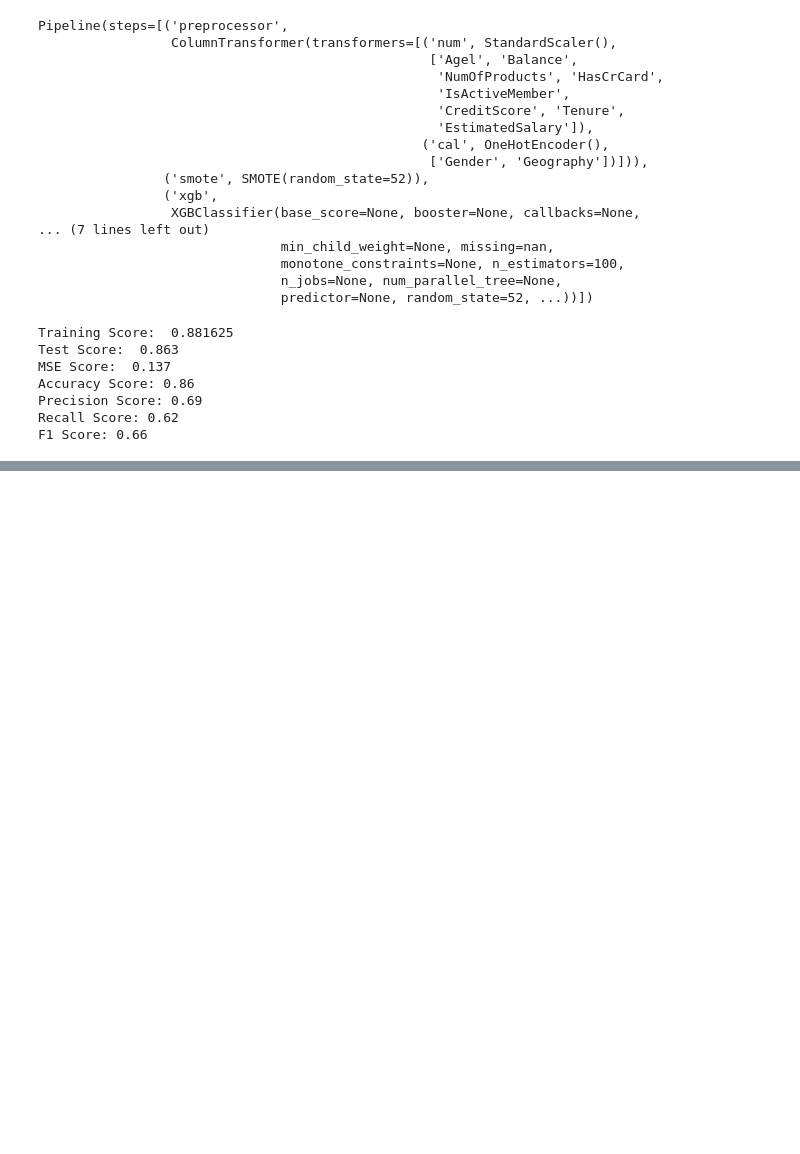
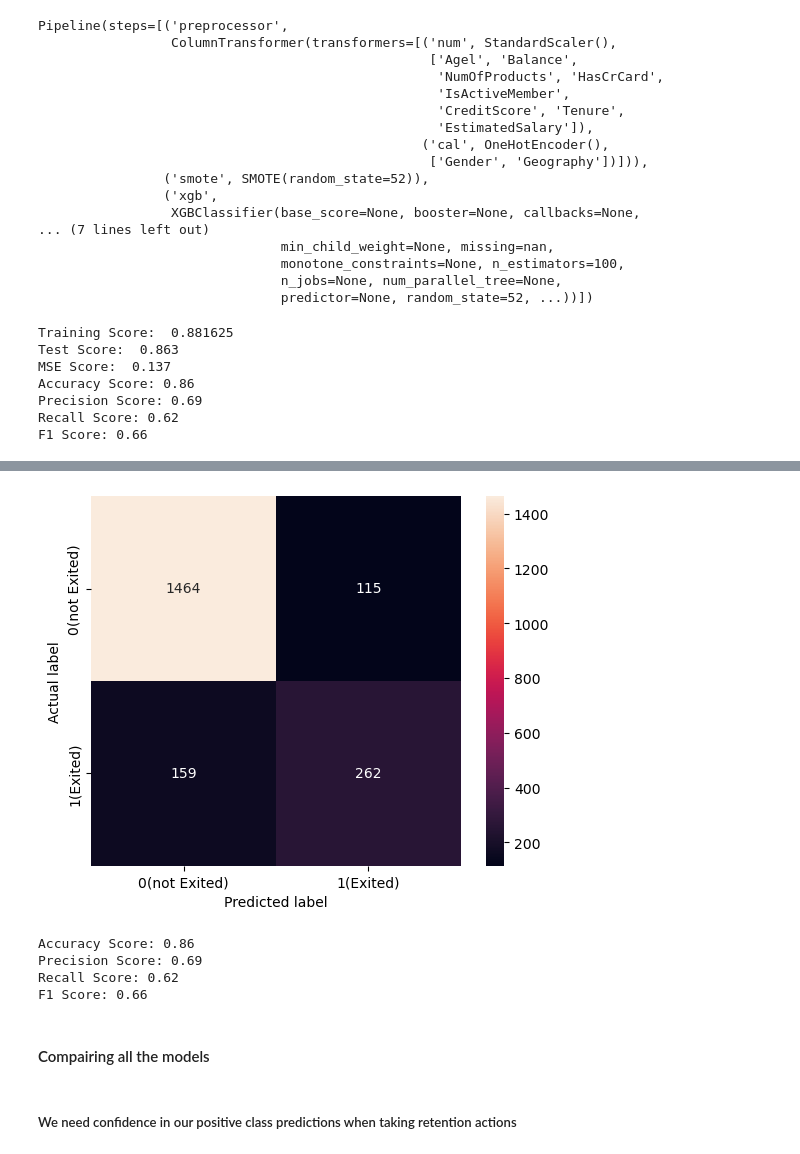
Before and after one commit to henry-vuong/predictChurnForBank, a Jupyter notebook: Predict_Churn.ipynb, the cells around one changed output, grey strips where cells are left out. Cells and saved outputs as stored; diff of their text form; code cells hidden in the pictures; blank space fills up the shorter version.

```diff
--- a/Predict_Churn.ipynb
+++ b/Predict_Churn.ipynb
@@ -1058,0 +1086,32 @@ F1 Score: 0.66
+# %%
+cnf_matrix= confusion_matrix(y_test, y_predicted)
+np.set_printoptions(precision=2)
+sns.heatmap(cnf_matrix, square=True, annot=True, fmt= 'd', cbar=True,
+            xticklabels=['0(not Exited)', '1(Exited)'],
+            yticklabels=['0(not Exited)', '1(Exited)'])
+plt.ylabel('Actual label')
+plt.xlabel('Predicted label')
+plt.show()
+# %% [output]
+[figure, added]
+# %%
+model_log_report4= pd.DataFrame({
+    'Training Score': [round(pipe.score(X_train, y_train), 2)],
+    'Testing Score':[round(pipe.score(X_test, y_test), 2)],
+    'MSE Score': [round(MSE(y_test, y_predicted), 2)],
+    'Accuracy Score': [round(accuracy_score(y_test, y_predicted), 2)],
+    'Precision Score': [round(precision_score(y_test, y_predicted), 2)],
+    'Recall Score': [round(recall_score(y_test, y_predicted), 2)],
+    'F1 Score': [round(f1_score(y_test, y_predicted), 2)],
+},
+columns=col, index=['XGboost'])
+model_log_report4
+# %% [output]
+Accuracy Score: 0.86
+Precision Score: 0.69
+Recall Score: 0.62
+F1 Score: 0.66
+# %% [markdown]
+#### Compairing all the models
+# %% [markdown]
+##### We need confidence in our positive class predictions when taking retention actions
```
Also changed, not shown: parts of 6 cells of this notebook.
